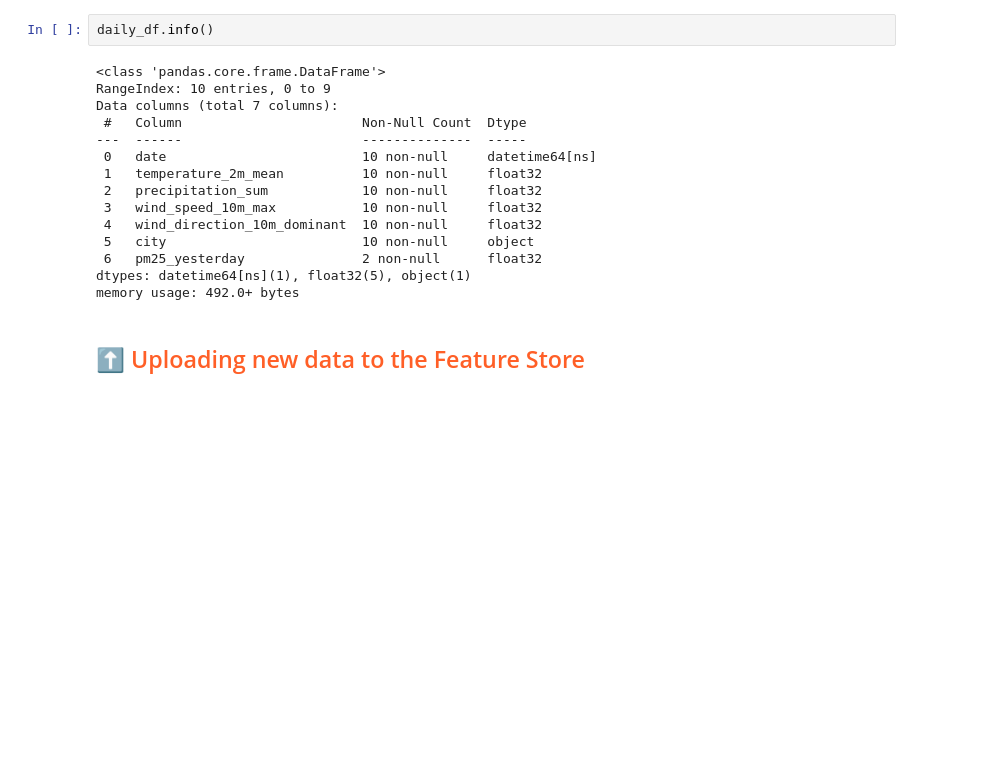
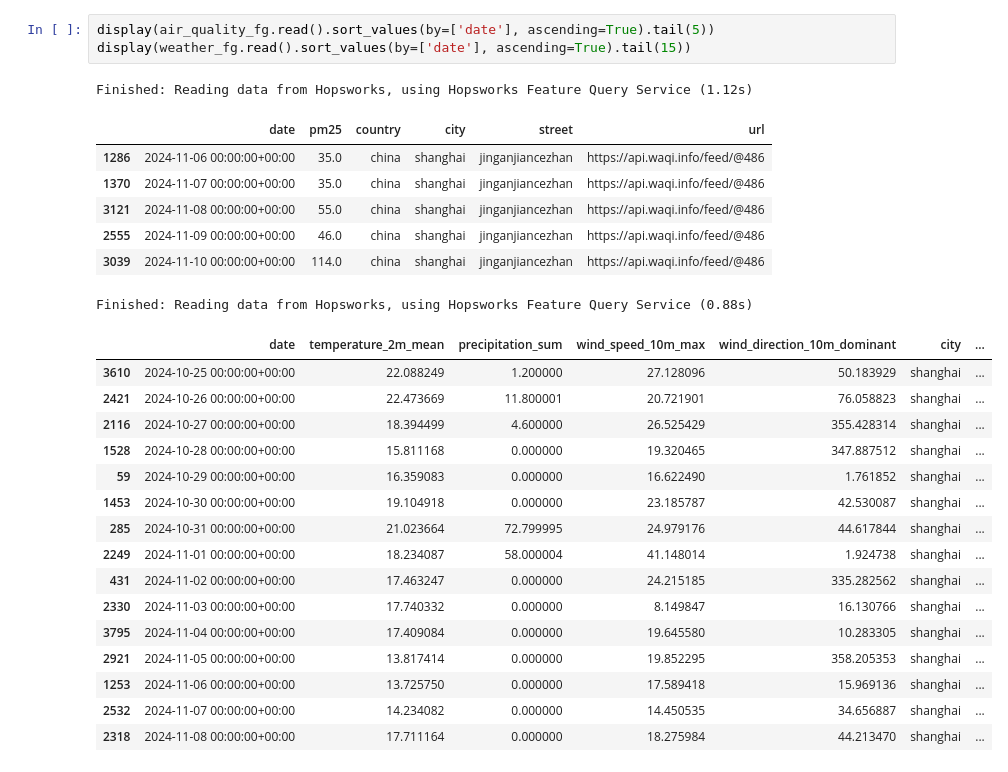
Before and after one commit to AMomozZz/mlfs-book, a Jupyter notebook: notebooks/ch03/2_air_quality_feature_pipeline.ipynb, the cells around one changed output. Drawn from its saved outputs; the diff is of its cells as text; blank space fills up the shorter version.

```diff
--- a/notebooks/ch03/2_air_quality_feature_pipeline.ipynb
+++ b/notebooks/ch03/2_air_quality_feature_pipeline.ipynb
@@ -164,21 +145,30 @@ Finished: Reading data from Hopsworks, using Hopsworks Feature Query Service (1.
-# %%
-daily_df.info()
-# %% [output]
-<class 'pandas.core.frame.DataFrame'>
-RangeIndex: 10 entries, 0 to 9
-Data columns (total 7 columns):
- #   Column                       Non-Null Count  Dtype
----  ------                       --------------  -----
- 0   date                         10 non-null     datetime64[ns]
- 1   temperature_2m_mean          10 non-null     float32
- 2   precipitation_sum            10 non-null     float32
- 3   wind_speed_10m_max           10 non-null     float32
- 4   wind_direction_10m_dominant  10 non-null     float32
- 5   city                         10 non-null     object
- 6   pm25_yesterday               2 non-null      float32
-dtypes: datetime64[ns](1), float32(5), object(1)
-memory usage: 492.0+ bytes
-# %% [markdown]
-## <span style="color:#ff5f27;">⬆️ Uploading new data to the Feature Store</span>
+# %%
+display(air_quality_fg.read().sort_values(by=['date'], ascending=True).tail(5))
+display(weather_fg.read().sort_values(by=['date'], ascending=True).tail(15))
+# %% [output]
+Finished: Reading data from Hopsworks, using Hopsworks Feature Query Service (1.12s)
+|  | date | pm25 | country | city | street | url |
+| 1286 | 2024-11-06 00:00:00+00:00 | 35.0 | china | shanghai | jinganjiancezhan | https://api.waqi.info/feed/@486 |
+| 1370 | 2024-11-07 00:00:00+00:00 | 35.0 | china | shanghai | jinganjiancezhan | https://api.waqi.info/feed/@486 |
+| 3121 | 2024-11-08 00:00:00+00:00 | 55.0 | china | shanghai | jinganjiancezhan | https://api.waqi.info/feed/@486 |
+| 2555 | 2024-11-09 00:00:00+00:00 | 46.0 | china | shanghai | jinganjiancezhan | https://api.waqi.info/feed/@486 |
+| 3039 | 2024-11-10 00:00:00+00:00 | 114.0 | china | shanghai | jinganjiancezhan | https://api.waqi.info/feed/@486 |
+Finished: Reading data from Hopsworks, using Hopsworks Feature Query Service (0.88s)
+|  | date | temperature_2m_mean | precipitation_sum | wind_speed_10m_max | wind_direction_10m_dominant | city | ... |
+| 3610 | 2024-10-25 00:00:00+00:00 | 22.088249 | 1.200000 | 27.128096 | 50.183929 | shanghai | ... |
+| 2421 | 2024-10-26 00:00:00+00:00 | 22.473669 | 11.800001 | 20.721901 | 76.058823 | shanghai | ... |
+| 2116 | 2024-10-27 00:00:00+00:00 | 18.394499 | 4.600000 | 26.525429 | 355.428314 | shanghai | ... |
+| 1528 | 2024-10-28 00:00:00+00:00 | 15.811168 | 0.000000 | 19.320465 | 347.887512 | shanghai | ... |
+| 59 | 2024-10-29 00:00:00+00:00 | 16.359083 | 0.000000 | 16.622490 | 1.761852 | shanghai | ... |
+| 1453 | 2024-10-30 00:00:00+00:00 | 19.104918 | 0.000000 | 23.185787 | 42.530087 | shanghai | ... |
+| 285 | 2024-10-31 00:00:00+00:00 | 21.023664 | 72.799995 | 24.979176 | 44.617844 | shanghai | ... |
+| 2249 | 2024-11-01 00:00:00+00:00 | 18.234087 | 58.000004 | 41.148014 | 1.924738 | shanghai | ... |
+| 431 | 2024-11-02 00:00:00+00:00 | 17.463247 | 0.000000 | 24.215185 | 335.282562 | shanghai | ... |
+| 2330 | 2024-11-03 00:00:00+00:00 | 17.740332 | 0.000000 | 8.149847 | 16.130766 | shanghai | ... |
+| 3795 | 2024-11-04 00:00:00+00:00 | 17.409084 | 0.000000 | 19.645580 | 10.283305 | shanghai | ... |
+| 2921 | 2024-11-05 00:00:00+00:00 | 13.817414 | 0.000000 | 19.852295 | 358.205353 | shanghai | ... |
+| 1253 | 2024-11-06 00:00:00+00:00 | 13.725750 | 0.000000 | 17.589418 | 15.969136 | shanghai | ... |
+| 2532 | 2024-11-07 00:00:00+00:00 | 14.234082 | 0.000000 | 14.450535 | 34.656887 | shanghai | ... |
+| 2318 | 2024-11-08 00:00:00+00:00 | 17.711164 | 0.000000 | 18.275984 | 44.213470 | shanghai | ... |
 # %%
 # Insert new data
```
Also changed, not shown: parts of 17 cells of this notebook, 1 other file.
